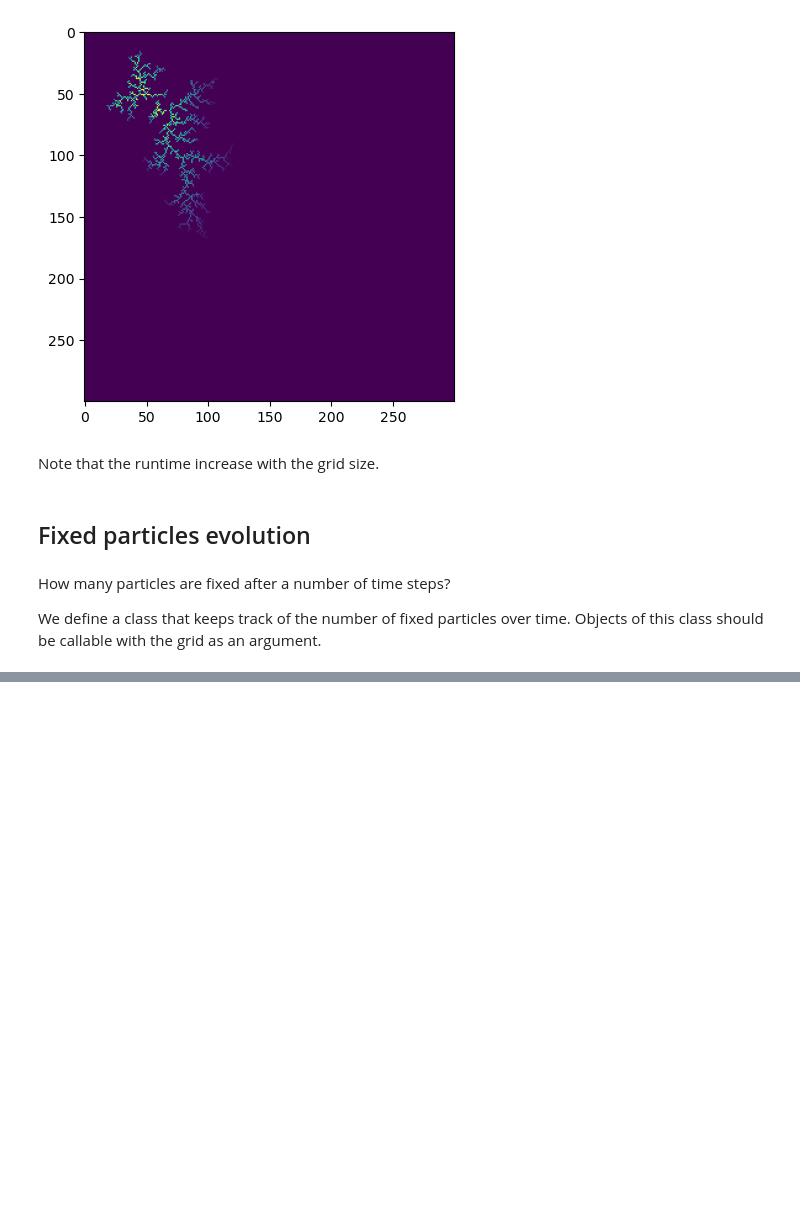
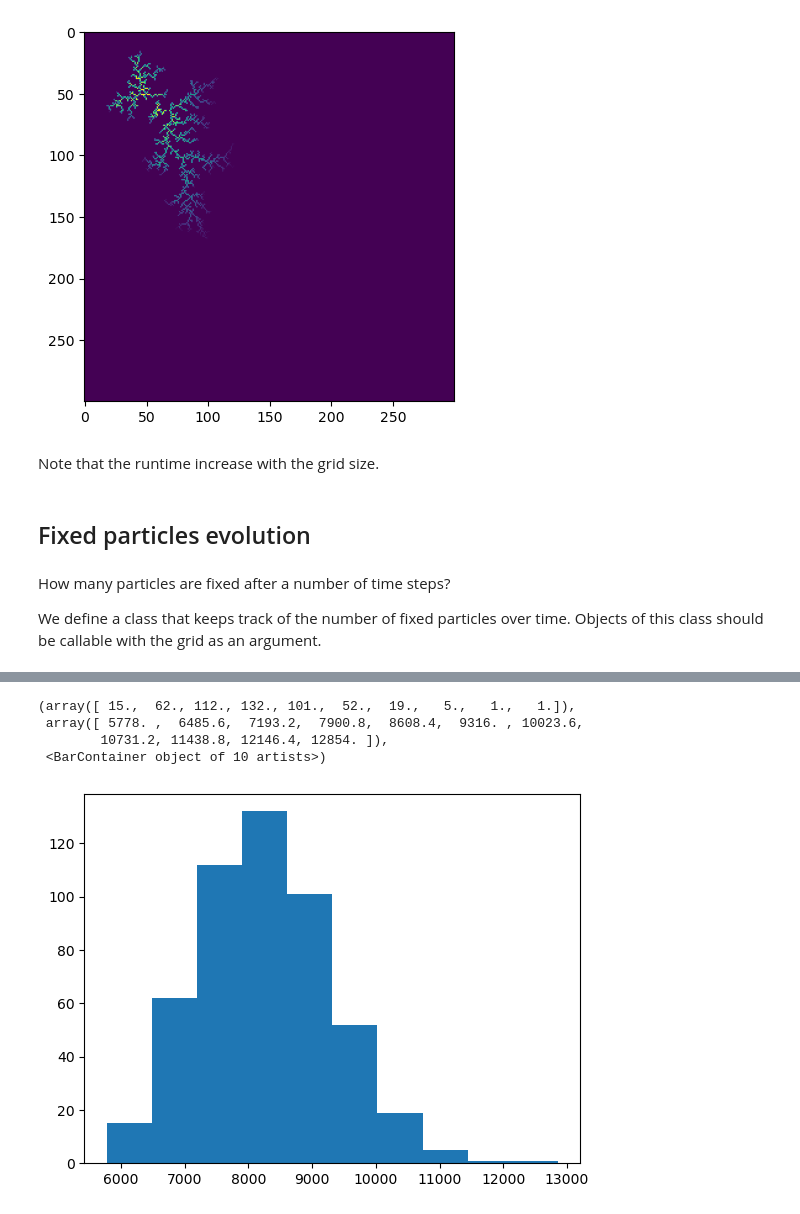
Before and after one commit to gjbex/Scientific-Python, a Jupyter notebook: source-code/diffusion_limited_aggregation.ipynb, the cells around one changed output, grey strips where cells are left out. Saved outputs shown, nothing was run; the diff lists cells and outputs as text; code cells hidden in the pictures; blank space fills up the shorter version.

```diff
--- a/source-code/diffusion_limited_aggregation.ipynb
+++ b/source-code/diffusion_limited_aggregation.ipynb
@@ -364,0 +417,16 @@ plt.plot(list(range(len(counts))), counts);
+# %%
+nr_runs = 500
+size = 25
+nr_particles = 4*(size - 1)
+measures = []
+for _ in range(nr_runs):
+    measures.append(MaximumTimeSteps())
+    system = System(size, measures=[measures[-1]])
+    system.run()
+plt.hist(list(map(attrgetter('max_steps'), measures)));
+# %% [output]
+(array([ 15.,  62., 112., 132., 101.,  52.,  19.,   5.,   1.,   1.]),
+ array([ 5778. ,  6485.6,  7193.2,  7900.8,  8608.4,  9316. , 10023.6,
+        10731.2, 11438.8, 12146.4, 12854. ]),
+ <BarContainer object of 10 artists>)
+[figure, added]
```
Also changed, not shown: parts of 7 cells of this notebook.
